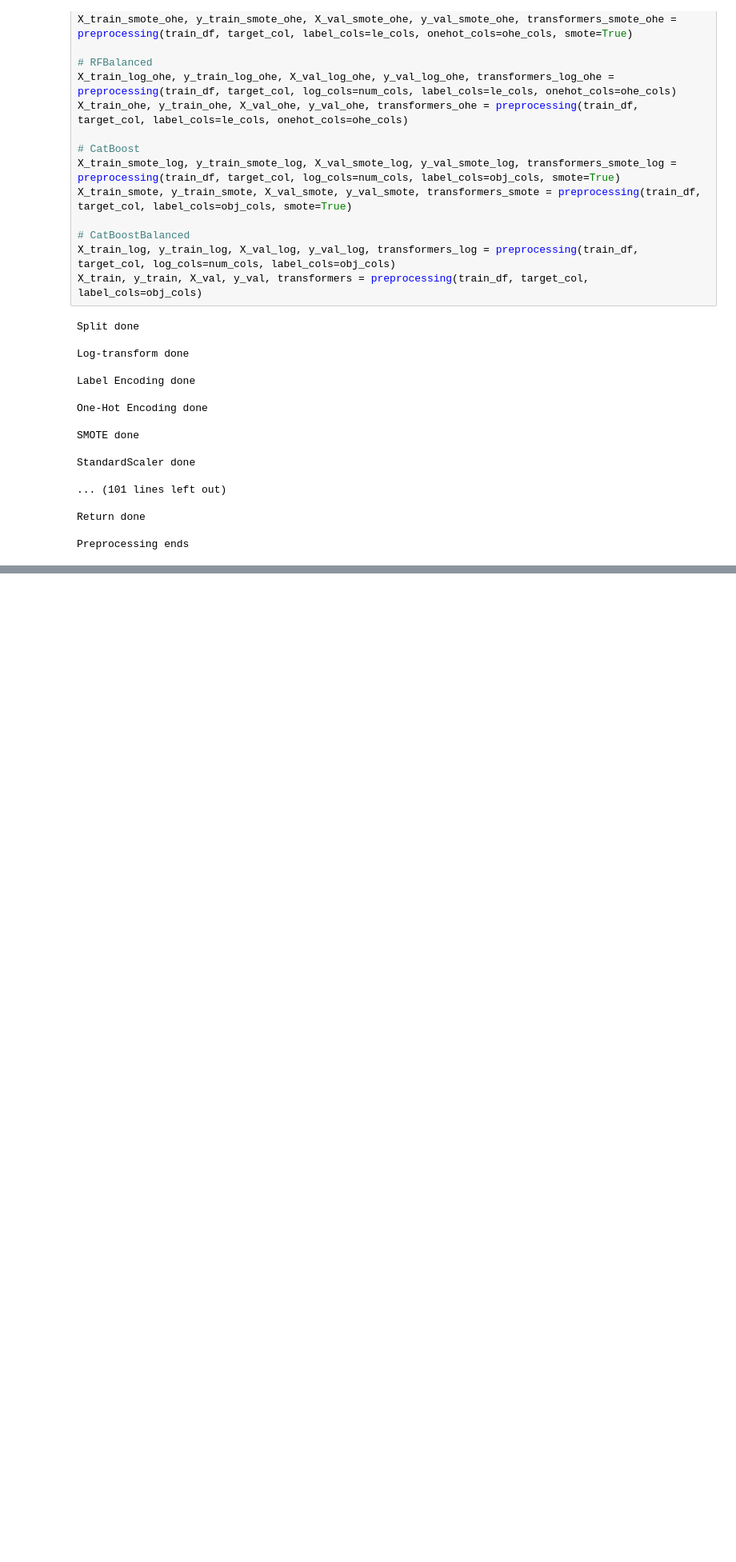
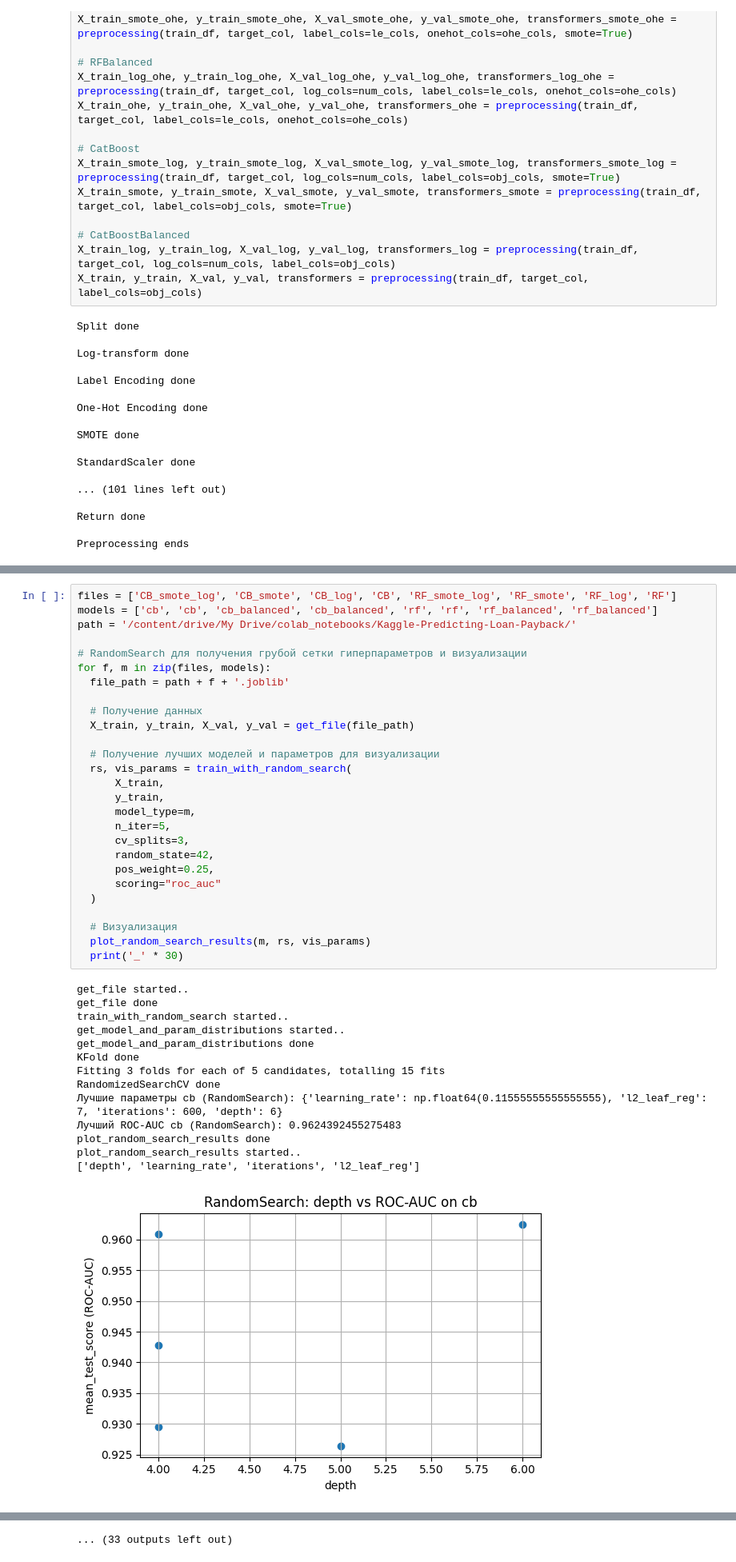
Before and after one commit to bababasbebebe/Kaggle-Predicting-Loan-Payback, a Jupyter notebook: main.ipynb, the cells around one changed output, grey strips where cells are left out. Shown at 80% size. Drawn from its saved outputs; the diff is of its cells as text; blank space fills up the shorter version.

```diff
--- a/main.ipynb
+++ b/main.ipynb
@@ -483,0 +762,42 @@ def training(model, file_path):
+# %%
+files = ['CB_smote_log', 'CB_smote', 'CB_log', 'CB', 'RF_smote_log', 'RF_smote', 'RF_log', 'RF']
+models = ['cb', 'cb', 'cb_balanced', 'cb_balanced', 'rf', 'rf', 'rf_balanced', 'rf_balanced']
+path = '/content/drive/My Drive/colab_notebooks/Kaggle-Predicting-Loan-Payback/'
+
+# RandomSearch для получения грубой сетки гиперпараметров и визуализации
+for f, m in zip(files, models):
+  file_path = path + f + '.joblib'
+
+  # Получение данных
+  X_train, y_train, X_val, y_val = get_file(file_path)
+
+  # Получение лучших моделей и параметров для визуализации
+  rs, vis_params = train_with_random_search(
+      X_train,
+      y_train,
+      model_type=m,
+      n_iter=5,
+      cv_splits=3,
+      random_state=42,
+      pos_weight=0.25,
+      scoring="roc_auc"
+  )
+
+  # Визуализация
+  plot_random_search_results(m, rs, vis_params)
+  print('_' * 30)
+# %% [output]
+get_file started..
+get_file done
+train_with_random_search started..
+get_model_and_param_distributions started..
+get_model_and_param_distributions done
+KFold done
+Fitting 3 folds for each of 5 candidates, totalling 15 fits
+RandomizedSearchCV done
+Лучшие параметры cb (RandomSearch): {'learning_rate': np.float64(0.11555555555555555), 'l2_leaf_reg': 7, 'iterations': 600, 'depth': 6}
+Лучший ROC-AUC cb (RandomSearch): 0.9624392455275483
+plot_random_search_results done
+plot_random_search_results started..
+['depth', 'learning_rate', 'iterations', 'l2_leaf_reg']
+[figure, added]
@@ -483,0 +842 @@ def training(model, file_path):
+... (33 outputs left out)
```
Also changed, not shown: parts of 10 cells of this notebook.
